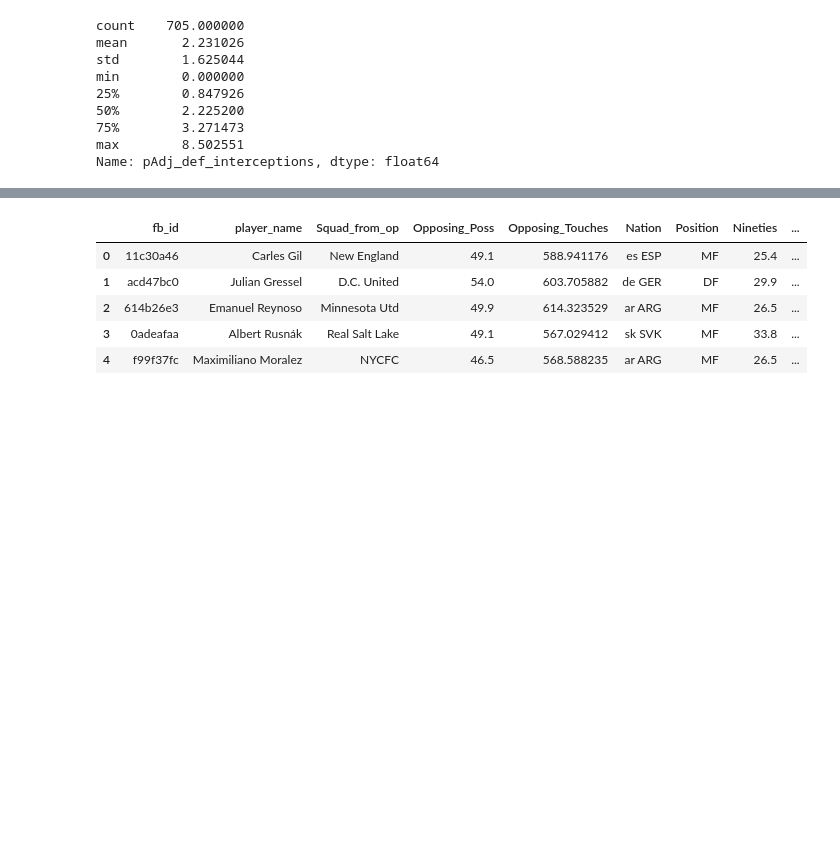
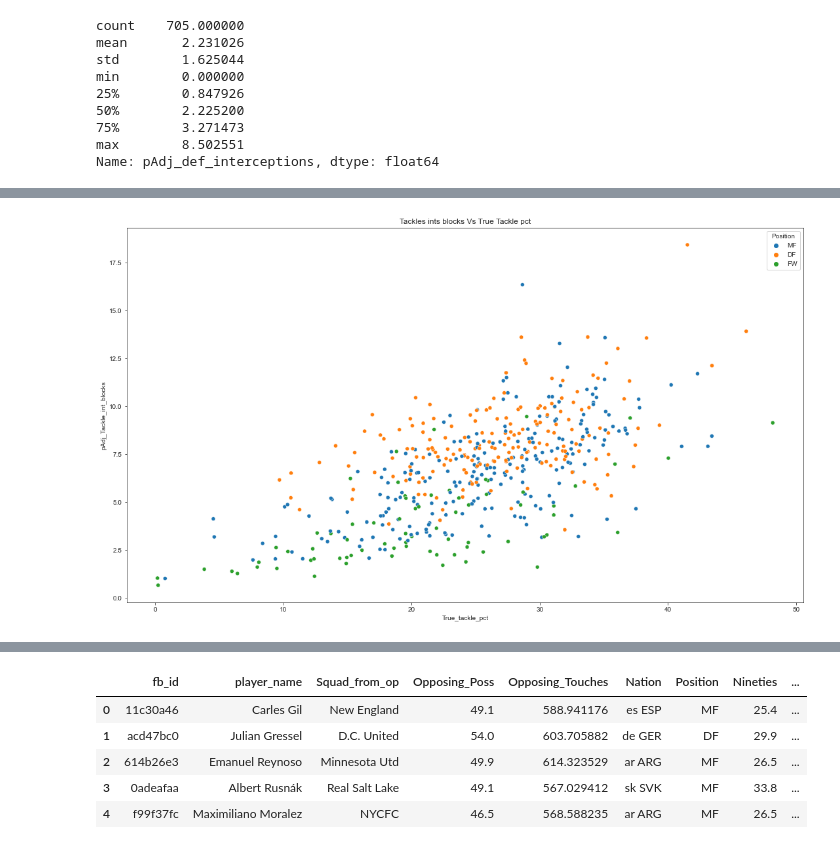
Before and after one commit to misterrustia/MLS_clustering_Captsone, a Jupyter notebook: 2_Exploratory_Data_analysis/feature_scaling.ipynb, the cells around one changed output, grey strips where cells are left out. Cells and saved outputs as stored; diff of their text form; code cells hidden in the pictures; blank space fills up the shorter version.

```diff
--- a/2_Exploratory_Data_analysis/feature_scaling.ipynb
+++ b/2_Exploratory_Data_analysis/feature_scaling.ipynb
@@ -227,0 +229,4 @@ Name: pAdj_def_interceptions, dtype: float64
+# %%
+## create tackle int blocks from pAdj stats
+
+df['pAdj_Tackle_int_blocks'] = df['pAdj_Tackles_Won']+df['pAdj_def_interceptions']+df['pAdj_Blocks']
@@ -228,2 +271,3 @@ Name: pAdj_def_interceptions, dtype: float64
 # %%
-df['int_tackl_blocks'] = df['pAdj_def_interceptions']+df['pAdj_from_mish_tackles_won']+df['pAdj_Recoveries']
+df['lost_tackles']= df['pAdj_Total_tackles']-df['pAdj_Tackles_Won']
+df['lost_tackles'].describe()
@@ -229,0 +286,6 @@ df['int_tackl_blocks'] = df['pAdj_def_interceptions']+df['pAdj_from_mish_tackles
+# %%
+df['True_tackle_pct'] = (df['pAdj_Total_tackles']+df['pAdj_Tackles_Won']/(df['pAdj_Total_tackles']+df['lost_tackles']+
+                                                   df['pAdj_Num_Dribbled_past']+df['pAdj_Fouls']) *100)
+# (df['pAdj_Total_tackles
+# %%
+df['Tackle_pct_won']=df['Tackle_pct_won'].astype(float)
@@ -229,0 +356,17 @@ df['int_tackl_blocks'] = df['pAdj_def_interceptions']+df['pAdj_from_mish_tackles
+# %%
+for i in df['Position'].unique():
+  if i in ['FWMF','MFFW','MFDF','DFMF']:
+    df['Position'] = df['Position'].str.replace(i,'MF')
+
+  if i in ['FWDF', 'DFFW']:
+    df['Position'] = df['Position'].str.replace(i,'FW')
+
+graph = df.loc[(df['Position']!='GK')&(df['Aerial_win_pct']<100)&
+               (df['Aerial_win_pct']>0)&(df['Nineties']>5)]
+# (df['pAdj_Tackle_int_blocks']<35)&
+sns.set_style('ticks')
+fig, ax = plt.subplots()
+fig.set_size_inches(18.5, 10.5)
+g = sns.scatterplot(data=graph, x ='True_tackle_pct', y='pAdj_Tackle_int_blocks',hue='Position', ax=ax).set(title='Tackles ints blocks Vs True Tackle pct')
+# %% [output]
+[figure, added]
```
Also changed, not shown: parts of 30 cells of this notebook, 2 other files.
